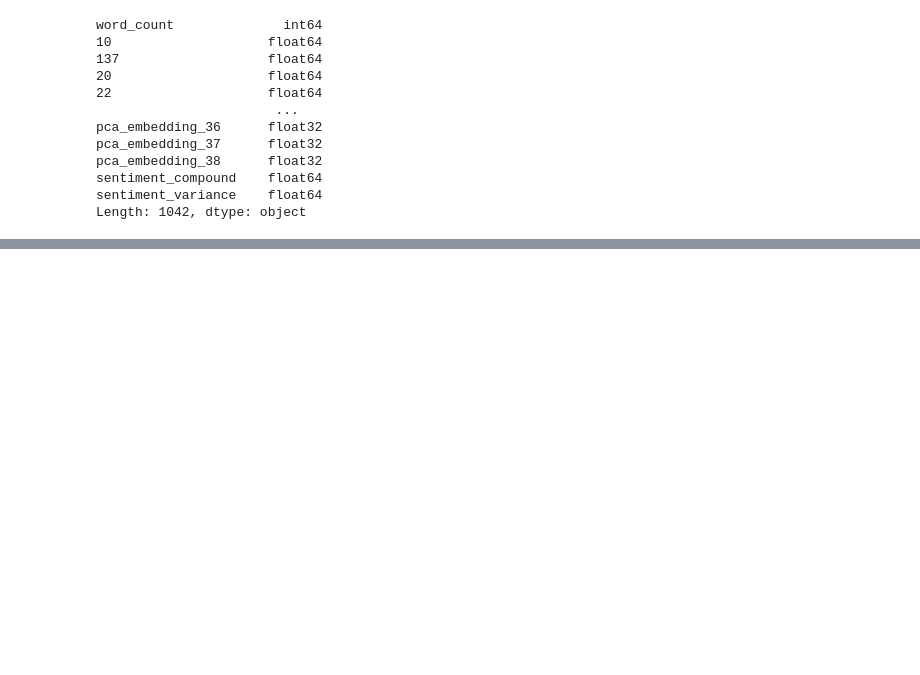
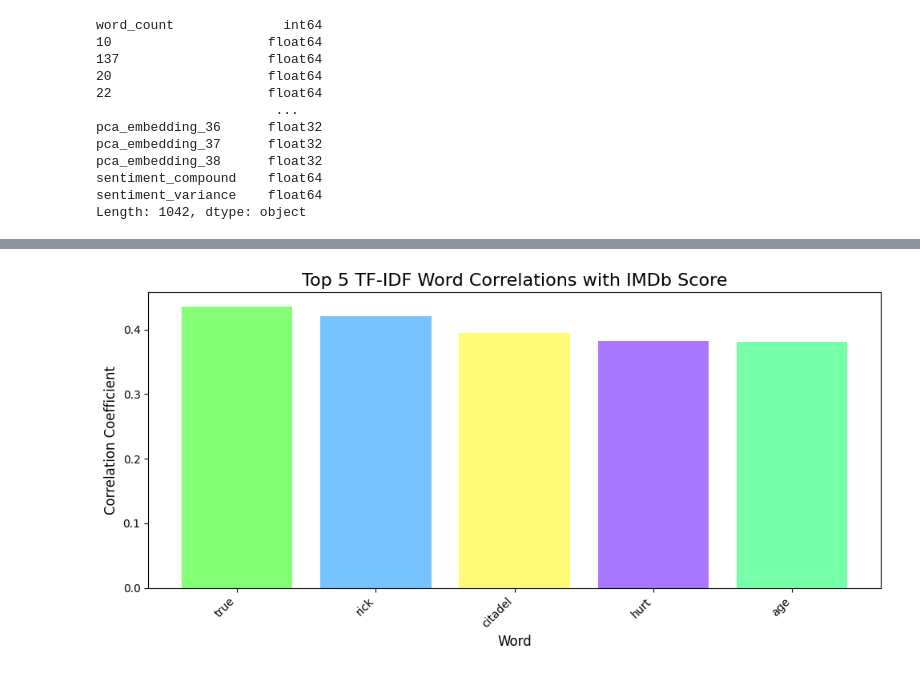
Before and after one commit to karadowning/python, a Jupyter notebook: rick_n_morty2.ipynb, the cells around one changed output, grey strips where cells are left out. Drawn from its saved outputs; the diff is of its cells as text; code cells hidden in the pictures; blank space fills up the shorter version.

```diff
--- a/rick_n_morty2.ipynb
+++ b/rick_n_morty2.ipynb
@@ -179,0 +321,3 @@ sentiment_variance            1.000000
+# %%
+# List of important words (from your feature importance results)
+important_words = ['dumb', 'told', 'win', 'answer', 'ahead']
@@ -179,0 +704,68 @@ sentiment_variance            1.000000
+# %%
+import matplotlib.pyplot as plt
+import pandas as pd
+from sklearn.feature_extraction.text import TfidfVectorizer
+
+# Assuming 'episode_data' is your DataFrame with 'normalized_dialogue' and 'IMDb score '
+
+# 2. TF-IDF Vectorization
+vectorizer_tfidf = TfidfVectorizer(max_features=1000, stop_words='english', ngram_range=(1, 2))
+tfidf_matrix = vectorizer_tfidf.fit_transform(episode_data['normalized_dialogue'])
+tfidf_df = pd.DataFrame(tfidf_matrix.toarray(), columns=vectorizer_tfidf.get_feature_names_out())
+episode_data = pd.concat([episode_data, tfidf_df], axis=1)
+# %%
+# 3. Analyze Relationship with IMDb (and Visualize)
+
+# Get the correlation data
+correlation_series = episode_data[vectorizer_tfidf.get_feature_names_out().tolist() + ['IMDb score ']].corr()['IMDb score '].sort_values(ascending=False).head(10)
+# %%
+import matplotlib.pyplot as plt
+import pandas as pd
+
+def plot_top_5_tfidf_correlations(correlation_series):
+    """
+    Plots the top 5 TF-IDF word correlations with IMDb score.
+
+    Args:
+        correlation_series (pd.Series): Series containing word correlations.
+    """
+
+    # Check if correlation_series is empty
+    if not correlation_series.empty:
+        # Remove the IMDb score self-correlation
+        correlation_series = correlation_series.drop('IMDb score ', errors='ignore')
+
+        # Convert the Series to a DataFrame for plotting
+        correlation_df = pd.DataFrame({
+            'word': correlation_series.index,
+            'correlation': correlation_series.values
+        })
+
+        # Get top 5 correlations
+        top_5_correlations = correlation_df.nlargest(5, 'correlation')
+
+        # Create the bar chart
+        if not top_5_correlations.empty:
+            fig, ax = plt.subplots(figsize=(10, 5))
+            ax.set_facecolor('white')  # Set the background color of the plot area
+            fig.patch.set_facecolor('white')  # Set the background color of the figure
+
+            # Colors from your 'dumb' context bar chart
+            bar_colors = ['#84ff76', '#76c4ff', '#fffb76', '#a876ff', '#76ffa8']
+
+            ax.bar(top_5_correlations['word'], top_5_correlations['correlation'], color=bar_colors[:len(top_5_correlations)]) # Ensure enough colors
+            plt.title("Top 5 TF-IDF Word Correlations with IMDb Score", color='black', fontsize=16)  # Title color
+            plt.xlabel("Word", color='black', fontsize=12)  # X-axis label color
+            plt.ylabel("Correlation Coefficient", color='black', fontsize=12)  # Y-axis label color
+            plt.xticks(rotation=45, ha='right', color='black')  # X-axis tick label color
+            plt.yticks(color='black')  # Y-axis tick label color
+            plt.tight_layout()
+            plt.show()
+        else:
+            print("Warning: No words found to correlate with IMDb score.")
+    else:
+        print("Warning: Correlation series is empty. Check your data and TF-IDF output.")
+        print(correlation_series)
+plot_top_5_tfidf_correlations(correlation_series)
+# %% [output]
+[figure, added]
```
Also changed, not shown: parts of 84 cells of this notebook.
